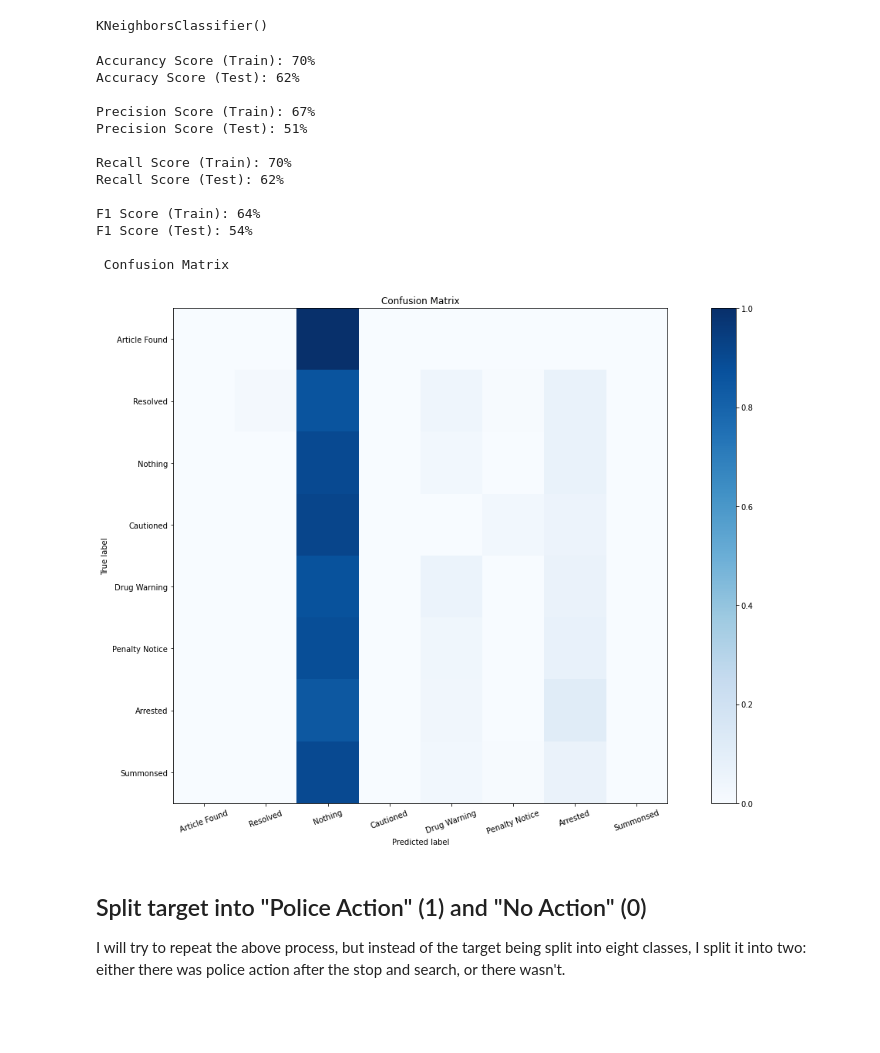
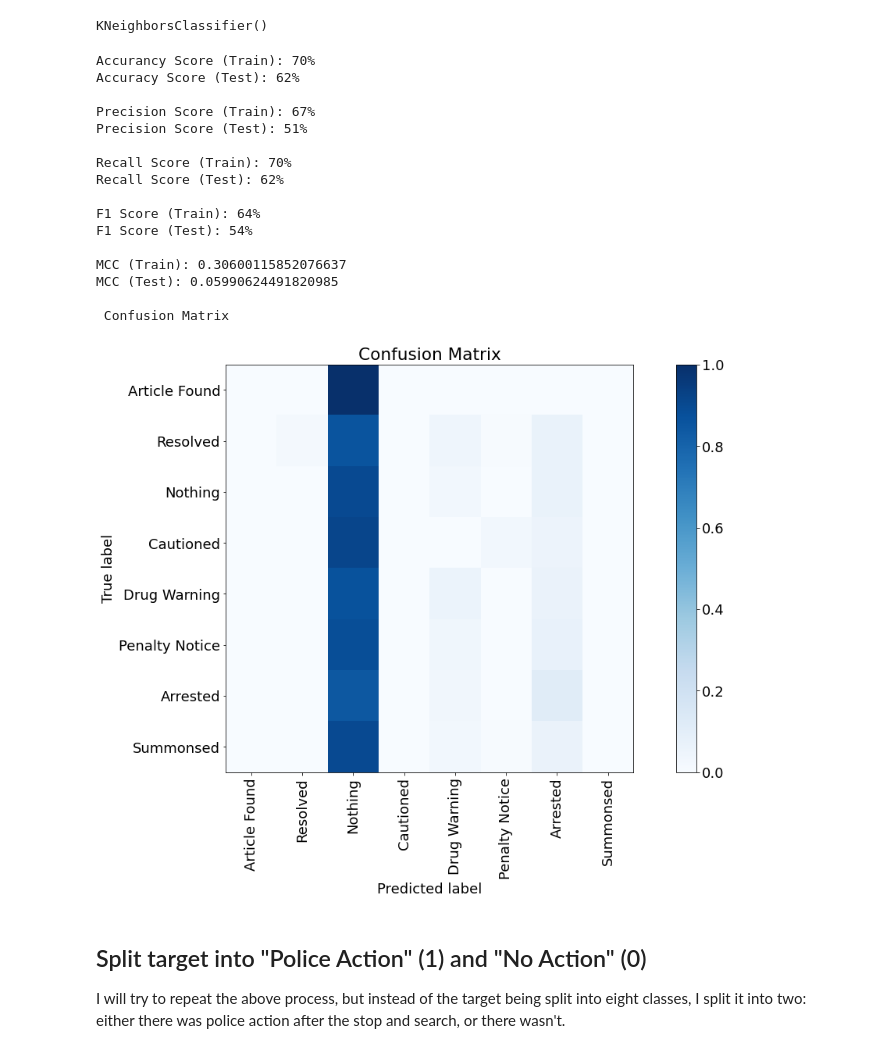
Before and after one commit to MQumairi/intro_to_ai_coursework, a Jupyter notebook: src/K Nearest Neighbor.ipynb, the cells around one changed output. Saved outputs shown, nothing was run; the diff lists cells and outputs as text; code cells hidden in the pictures; blank space fills up the shorter version.

```diff
--- a/src/K Nearest Neighbor.ipynb
+++ b/src/K Nearest Neighbor.ipynb
@@ -17,7 +17,7 @@ from sklearn.metrics import precision_score, recall_score, f1_score
 
 from imblearn.over_sampling import SMOTE
 # %%
-def evaluate(model, X_train, y_train, X_test, y_test, average='weighted'):
+def evaluate(model, X_train, y_train, X_test, y_test, average='weighted', binary=False):
     print(f"Accurancy Score (Train): {int(np.around(model.score(X_train, y_train), 2) * 100)}%")
     print(f"Accuracy Score (Test): {int(np.around(model.score(X_test, y_test), 2) * 100)}%")
     y_train_predictions = model.predict(X_train)
@@ -28,8 +28,13 @@ def evaluate(model, X_train, y_train, X_test, y_test, average='weighted'):
     print(f"Recall Score (Test): {int(np.around(recall_score(y_test, y_test_predictions, average=average), 2) * 100)}%")
     print(f"\nF1 Score (Train): {int(np.around(f1_score(y_train, y_train_predictions, average=average), 2) * 100)}%")
     print(f"F1 Score (Test): {int(np.around(f1_score(y_test, y_test_predictions, average=average), 2) * 100)}%")
+    print(f"\nMCC (Train): {matthews_corrcoef(y_train, y_train_predictions)}")
+    print(f"MCC (Test): {matthews_corrcoef(y_test, y_test_predictions)}")
     print("\n Confusion Matrix")
-    util.confusion_plot(y_test=y_test, y_predictions=y_test_predictions)
+    if binary:
+        util.confusion_plot(y_test=y_test, y_predictions=y_test_predictions, target_classes=["No Action", "Action"])
+    else:
+        util.confusion_plot(y_test=y_test, y_predictions=y_test_predictions)
 # %% [markdown]
 ## Cleaning the Data set
 # %%
@@ -83,22 +88,25 @@ knn.fit(X_train, y_train)
 # %% [output]
 KNeighborsClassifier()
 # %%
-evaluate(model=knn, X_train=X_train, y_train=y_train, X_test=X_test, y_test=y_test, average="weighted")
+evaluate(model=knn, X_train=X_train, y_train=y_train, X_test=X_test, y_test=y_test)
 # %% [output]
 Accurancy Score (Train): 70%
 Accuracy Score (Test): 62%
 
 Precision Score (Train): 67%
 Precision Score (Test): 51%
 
 Recall Score (Train): 70%
 Recall Score (Test): 62%
 
 F1 Score (Train): 64%
 F1 Score (Test): 54%
 
+MCC (Train): 0.30600115852076637
+MCC (Test): 0.05990624491820985
+
  Confusion Matrix
-[figure, old version]
+[figure, new version]
 # %% [markdown]
 ## Split target into "Police Action" (1) and "No Action" (0)
 
```
Also changed, not shown: parts of 43 cells of this notebook, 48 other files.
